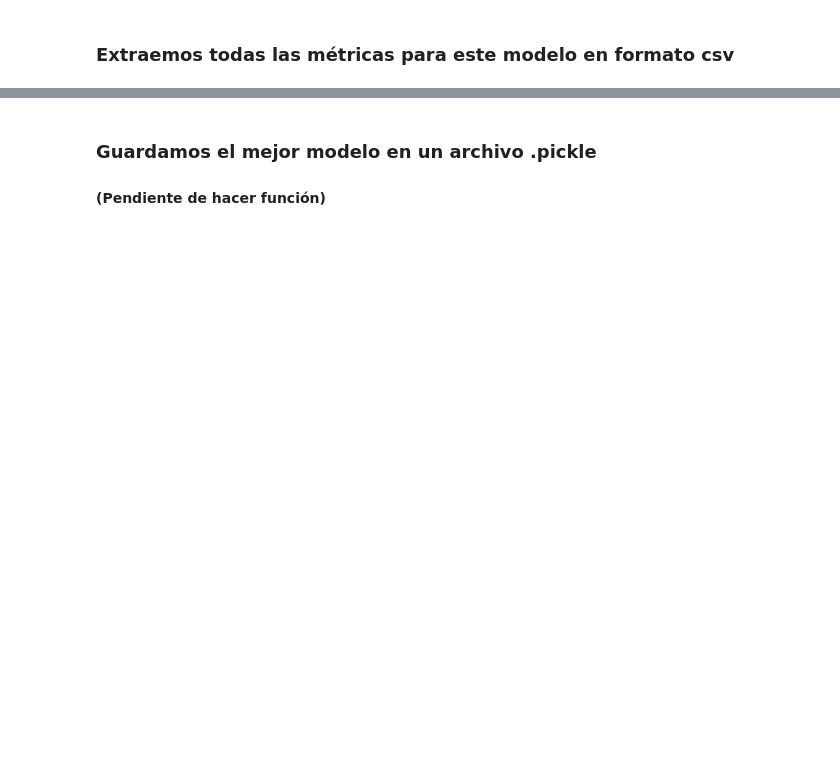
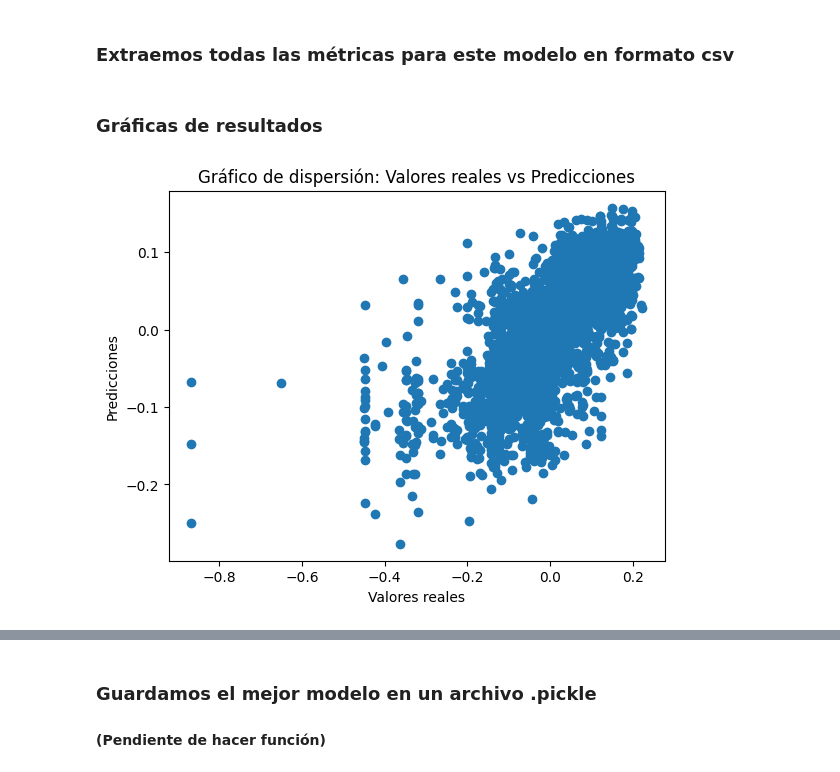
Before and after one commit to appeceix/kaggle_ML_competition_heat_flux, a Jupyter notebook: notebooks/1_modelo.ipynb, the cells around one changed output, grey strips where cells are left out. Drawn from its saved outputs; the diff is of its cells as text; code cells hidden in the pictures; blank space fills up the shorter version.

```diff
--- a/notebooks/1_modelo.ipynb
+++ b/notebooks/1_modelo.ipynb
@@ -206,7 +223,7 @@ Pipeline(steps=[('estimator',
                               reg_lambda=1, ...))])
 # %%
 # Predecir los valores de salida para los datos de prueba utilizando el mejor modelo
-y_pred = best_model.predict(X_test)
+y_pred = model.predict(X_test)
 # %%
 # Evaluar el rendimiento del mejor modelo
 mse = mean_squared_error(y_test, y_pred)
@@ -289,0 +310,16 @@ metricas_xgboost = pd.DataFrame({'MSE' : [mse], 'RMSE' : [rmse], 'MAE' : [mae],
+# %% [markdown]
+### Gráficas de resultados
+# %%
+import matplotlib.pyplot as plt
+
+# Obtén las predicciones del modelo
+
+
+# Traza el gráfico de dispersión
+plt.scatter(y_test, y_pred)
+plt.xlabel('Valores reales')
+plt.ylabel('Predicciones')
+plt.title('Gráfico de dispersión: Valores reales vs Predicciones')
+plt.show()
+# %% [output]
+[figure, added]
```
Also changed, not shown: parts of 18 cells of this notebook, 47 other files.
